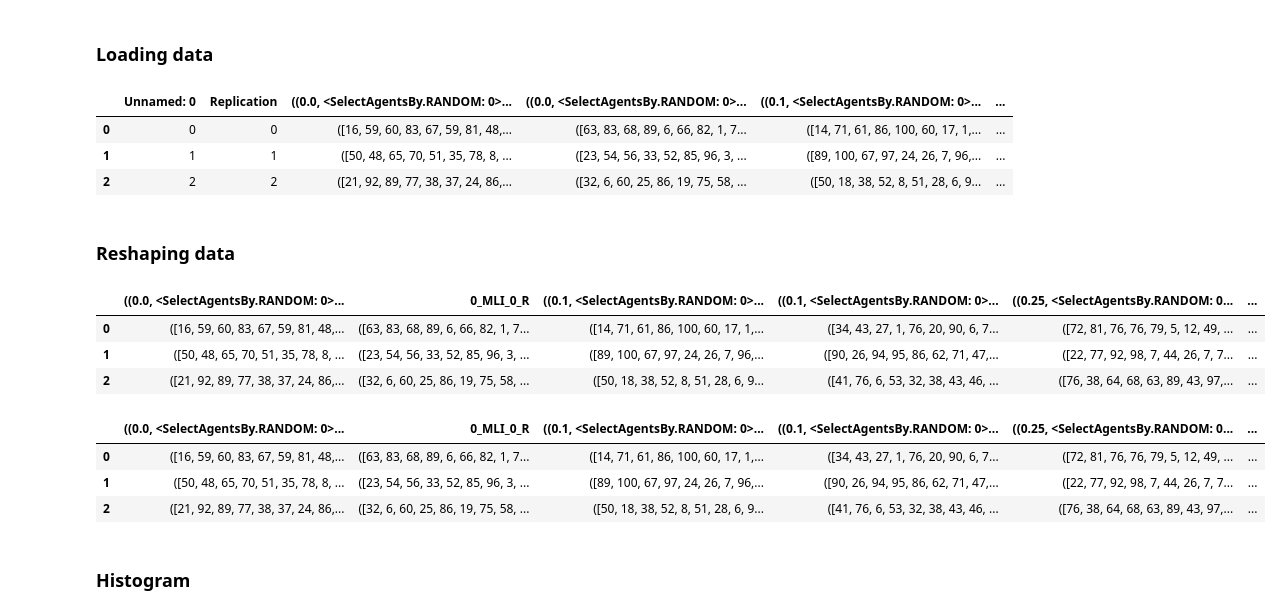
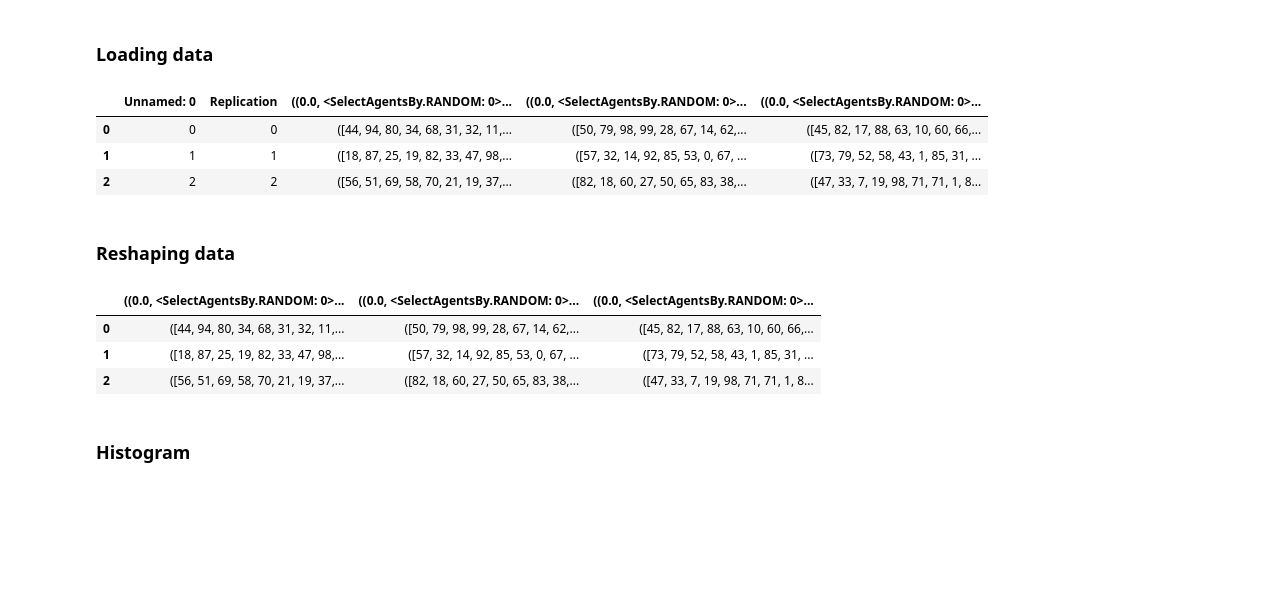
Before and after one commit to felicity-reddel/MisinfoPy, a Jupyter notebook: notebooks/viz_belief_distributions.ipynb, the cells around one changed output. Cells and saved outputs as stored; diff of their text form; code cells hidden in the pictures; blank space fills up the shorter version.

```diff
--- a/notebooks/viz_belief_distributions.ipynb
+++ b/notebooks/viz_belief_distributions.ipynb
@@ -16,10 +16,10 @@ root_dir = root_dir[:-9]
 results_dir = root_dir + "results/"
 # file_name = "belief_distributions_before_after.csv"
 # file_name = "belief_distr_{'NormalUser': 1.0, 'Disinformer': 0.0}.csv"    # tiny experiment to see whether roughly makes sense?
-# file_name = "belief_distr_{'NormalUser': 0.99, 'Disinformer': 0.01}.csv"  # Actual experiment condition
+file_name = "belief_distr_{'NormalUser': 0.99, 'Disinformer': 0.01}.csv"  # Actual experiment condition
 # file_name = "belief_distr_{'NormalUser': 0.8, 'Disinformer': 0.2}.csv"      # Ratio validation
 # file_name = "belief_distr_{'NormalUser': 0.95, 'Disinformer': 0.05}.csv"
-file_name = "validation_n_agents.csv"
+# file_name = "validation_n_agents.csv"
 
 file_dir = results_dir + file_name
 
@@ -27,22 +27,22 @@ data = pd.read_csv(file_dir)
 # %%
 data.head(5)
 # %% [output]
-|  | Unnamed: 0 | Replication | ((0.0, <SelectAgentsBy.RANDOM: 0>... | ((0.0, <SelectAgentsBy.RANDOM: 0>... | ((0.1, <SelectAgentsBy.RANDOM: 0>... | ... |
-| 0 | 0 | 0 | ([16, 59, 60, 83, 67, 59, 81, 48,... | ([63, 83, 68, 89, 6, 66, 82, 1, 7... | ([14, 71, 61, 86, 100, 60, 17, 1,... | ... |
-| 1 | 1 | 1 | ([50, 48, 65, 70, 51, 35, 78, 8, ... | ([23, 54, 56, 33, 52, 85, 96, 3, ... | ([89, 100, 67, 97, 24, 26, 7, 96,... | ... |
-| 2 | 2 | 2 | ([21, 92, 89, 77, 38, 37, 24, 86,... | ([32, 6, 60, 25, 86, 19, 75, 58, ... | ([50, 18, 38, 52, 8, 51, 28, 6, 9... | ... |
+|  | Unnamed: 0 | Replication | ((0.0, <SelectAgentsBy.RANDOM: 0>... | ((0.0, <SelectAgentsBy.RANDOM: 0>... | ((0.0, <SelectAgentsBy.RANDOM: 0>... |
+| 0 | 0 | 0 | ([44, 94, 80, 34, 68, 31, 32, 11,... | ([50, 79, 98, 99, 28, 67, 14, 62,... | ([45, 82, 17, 88, 63, 10, 60, 66,... |
+| 1 | 1 | 1 | ([18, 87, 25, 19, 82, 33, 47, 98,... | ([57, 32, 14, 92, 85, 53, 0, 67, ... | ([73, 79, 52, 58, 43, 1, 85, 31, ... |
+| 2 | 2 | 2 | ([56, 51, 69, 58, 70, 21, 19, 37,... | ([82, 18, 60, 27, 50, 65, 83, 38,... | ([47, 33, 7, 19, 98, 71, 71, 1, 8... |
 # %% [markdown]
 ### Reshaping data
 # %%
 # data.rename({"Unnamed: 0":"a"}, axis="columns", inplace=True)
-data.rename({"Unnamed: 0":"a", "((0.0, <SelectAgentsBy.RANDOM: 0>), False)":"0_MLI_0_R"}, axis="columns", inplace=True)  # Validation
-data.drop(["a", "Replication"], axis=1, inplace=True)
+# data.rename({"Unnamed: 0":"a", "((0.0, <SelectAgentsBy.RANDOM: 0>), False)":"0_MLI_0_R"}, axis="columns", inplace=True)  # Validation
+data.drop(["Unnamed: 0", "Replication"], axis=1, inplace=True)
 data.head(5)
 # %% [output]
-|  | ((0.0, <SelectAgentsBy.RANDOM: 0>... | 0_MLI_0_R | ((0.1, <SelectAgentsBy.RANDOM: 0>... | ((0.1, <SelectAgentsBy.RANDOM: 0>... | ((0.25, <SelectAgentsBy.RANDOM: 0... | ... |
-| 0 | ([16, 59, 60, 83, 67, 59, 81, 48,... | ([63, 83, 68, 89, 6, 66, 82, 1, 7... | ([14, 71, 61, 86, 100, 60, 17, 1,... | ([34, 43, 27, 1, 76, 20, 90, 6, 7... | ([72, 81, 76, 76, 79, 5, 12, 49, ... | ... |
-| 1 | ([50, 48, 65, 70, 51, 35, 78, 8, ... | ([23, 54, 56, 33, 52, 85, 96, 3, ... | ([89, 100, 67, 97, 24, 26, 7, 96,... | ([90, 26, 94, 95, 86, 62, 71, 47,... | ([22, 77, 92, 98, 7, 44, 26, 7, 7... | ... |
-| 2 | ([21, 92, 89, 77, 38, 37, 24, 86,... | ([32, 6, 60, 25, 86, 19, 75, 58, ... | ([50, 18, 38, 52, 8, 51, 28, 6, 9... | ([41, 76, 6, 53, 32, 38, 43, 46, ... | ([76, 38, 64, 68, 63, 89, 43, 97,... | ... |
+|  | ((0.0, <SelectAgentsBy.RANDOM: 0>... | ((0.0, <SelectAgentsBy.RANDOM: 0>... | ((0.0, <SelectAgentsBy.RANDOM: 0>... |
+| 0 | ([44, 94, 80, 34, 68, 31, 32, 11,... | ([50, 79, 98, 99, 28, 67, 14, 62,... | ([45, 82, 17, 88, 63, 10, 60, 66,... |
+| 1 | ([18, 87, 25, 19, 82, 33, 47, 98,... | ([57, 32, 14, 92, 85, 53, 0, 67, ... | ([73, 79, 52, 58, 43, 1, 85, 31, ... |
+| 2 | ([56, 51, 69, 58, 70, 21, 19, 37,... | ([82, 18, 60, 27, 50, 65, 83, 38,... | ([47, 33, 7, 19, 98, 71, 71, 1, 8... |
 # %%
 # Rename columns
 # column_names = ["0%_True", "0%_False","0%_True", "0%_False","0%_True", "0%_False","0%_True", "0%_False",]
@@ -67,11 +67,6 @@ data.head(5)
 #              ]]
 
 data.head(5)
-# %% [output]
-|  | ((0.0, <SelectAgentsBy.RANDOM: 0>... | 0_MLI_0_R | ((0.1, <SelectAgentsBy.RANDOM: 0>... | ((0.1, <SelectAgentsBy.RANDOM: 0>... | ((0.25, <SelectAgentsBy.RANDOM: 0... | ... |
-| 0 | ([16, 59, 60, 83, 67, 59, 81, 48,... | ([63, 83, 68, 89, 6, 66, 82, 1, 7... | ([14, 71, 61, 86, 100, 60, 17, 1,... | ([34, 43, 27, 1, 76, 20, 90, 6, 7... | ([72, 81, 76, 76, 79, 5, 12, 49, ... | ... |
-| 1 | ([50, 48, 65, 70, 51, 35, 78, 8, ... | ([23, 54, 56, 33, 52, 85, 96, 3, ... | ([89, 100, 67, 97, 24, 26, 7, 96,... | ([90, 26, 94, 95, 86, 62, 71, 47,... | ([22, 77, 92, 98, 7, 44, 26, 7, 7... | ... |
-| 2 | ([21, 92, 89, 77, 38, 37, 24, 86,... | ([32, 6, 60, 25, 86, 19, 75, 58, ... | ([50, 18, 38, 52, 8, 51, 28, 6, 9... | ([41, 76, 6, 53, 32, 38, 43, 46, ... | ([76, 38, 64, 68, 63, 89, 43, 97,... | ... |
 # %% [markdown]
 ### Histogram
 # %%
```
Also changed, not shown: parts of 3 cells of this notebook, 8 other files.
